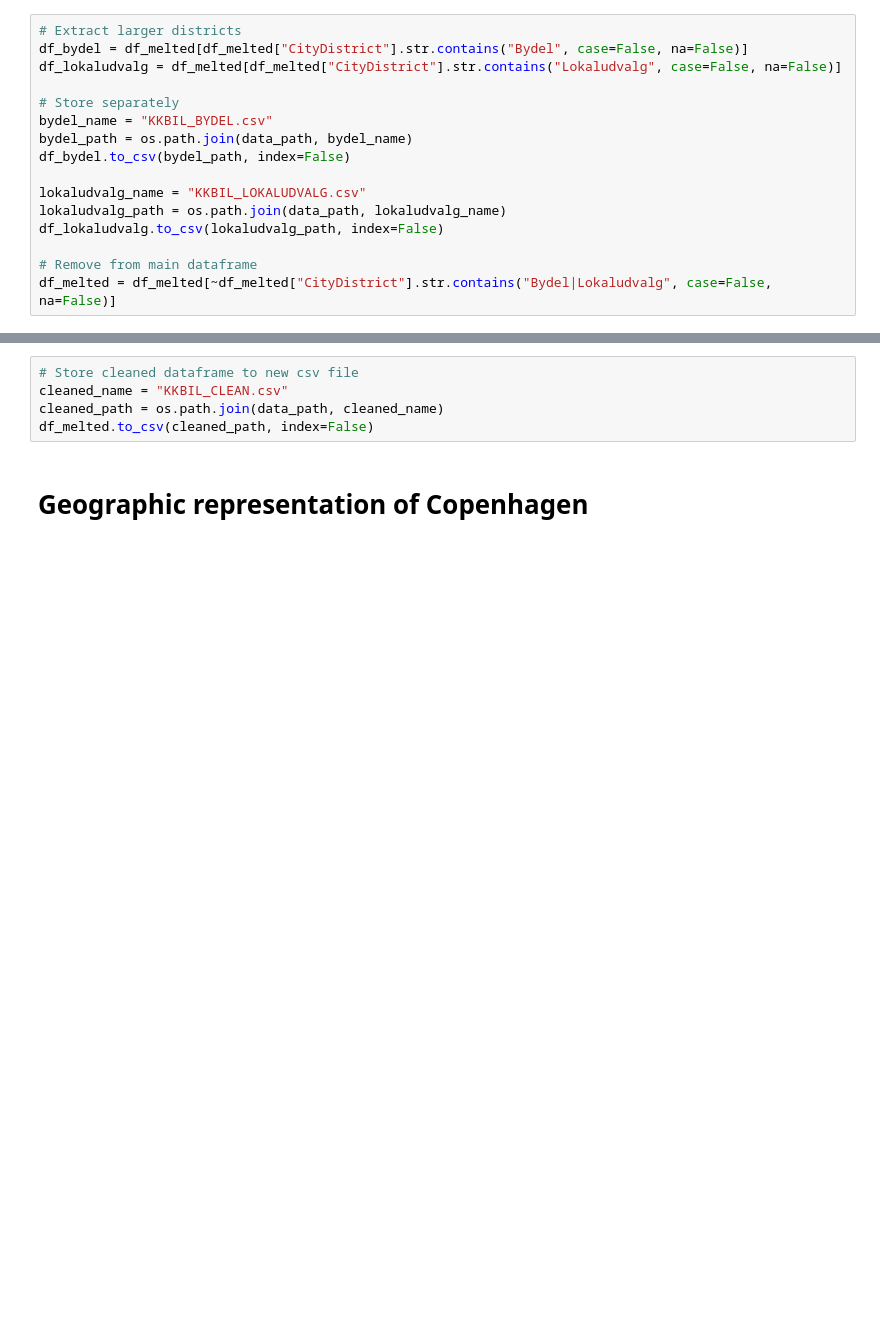
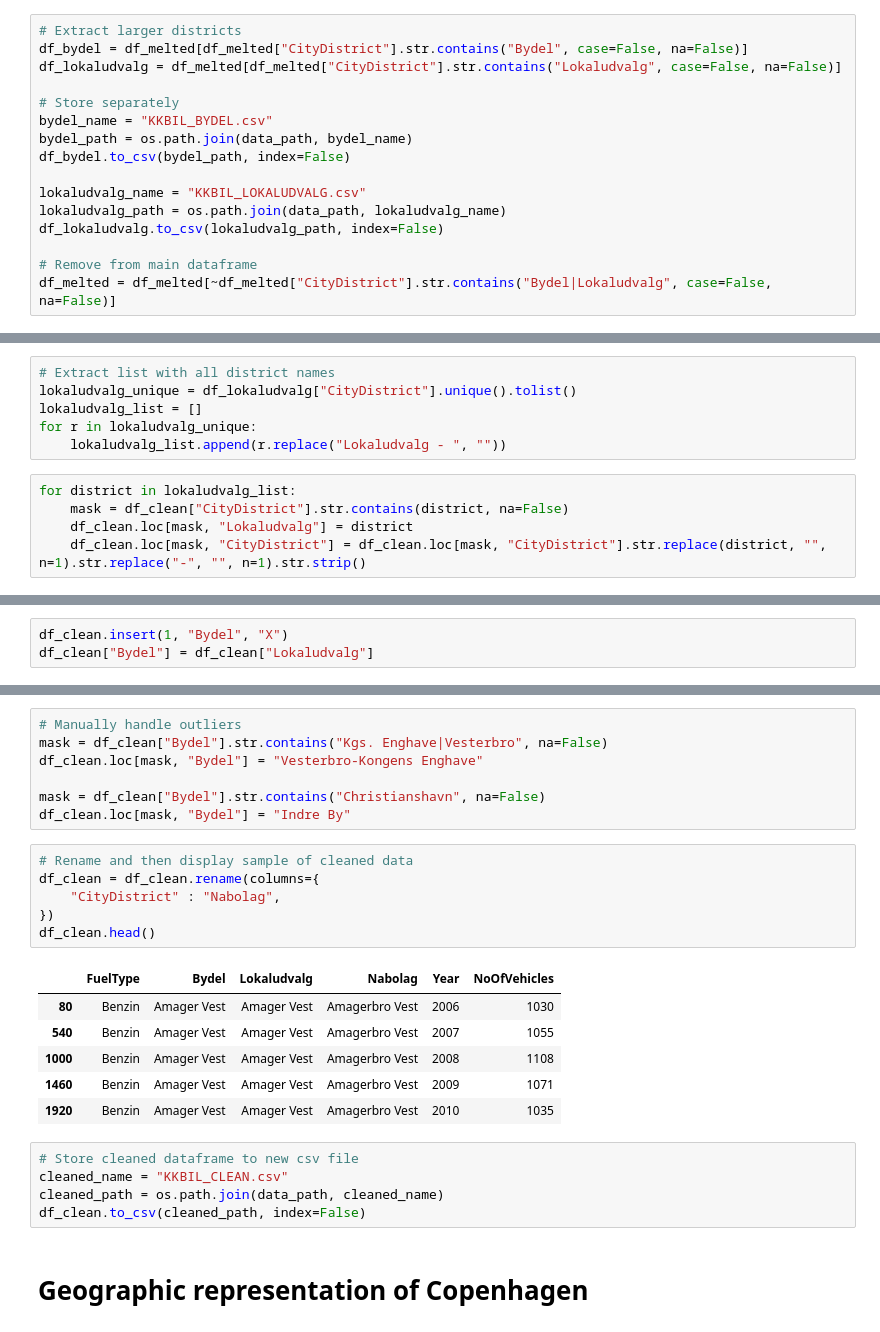
Before and after one commit to AleksandarLukic96/02806_Social_Data, a Jupyter notebook: Project/Data_overview_Alek.ipynb, the cells around one changed output, grey strips where cells are left out. Drawn from its saved outputs; the diff is of its cells as text; blank space fills up the shorter version.

Commit message:
Finished cleaning the data for car ownership.

```diff
--- a/Project/Data_overview_Alek.ipynb
+++ b/Project/Data_overview_Alek.ipynb
@@ -173,0 +136,11 @@ bydel_list
+# %%
+# Extract list with all district names
+lokaludvalg_unique = df_lokaludvalg["CityDistrict"].unique().tolist()
+lokaludvalg_list = []
+for r in lokaludvalg_unique:
+    lokaludvalg_list.append(r.replace("Lokaludvalg - ", ""))
+# %%
+for district in lokaludvalg_list:
+    mask = df_clean["CityDistrict"].str.contains(district, na=False)
+    df_clean.loc[mask, "Lokaludvalg"] = district
+    df_clean.loc[mask, "CityDistrict"] = df_clean.loc[mask, "CityDistrict"].str.replace(district, "", n=1).str.replace("-", "", n=1).str.strip()
@@ -173,0 +155,3 @@ bydel_list
+# %%
+df_clean.insert(1, "Bydel", "X")
+df_clean["Bydel"] = df_clean["Lokaludvalg"]
@@ -174,8 +169,28 @@ bydel_list
+# %%
+# Manually handle outliers
+mask = df_clean["Bydel"].str.contains("Kgs. Enghave|Vesterbro", na=False)
+df_clean.loc[mask, "Bydel"] = "Vesterbro-Kongens Enghave"
+
+mask = df_clean["Bydel"].str.contains("Christianshavn", na=False)
+df_clean.loc[mask, "Bydel"] = "Indre By"
+# %%
+# Rename and then display sample of cleaned data
+df_clean = df_clean.rename(columns={
+    "CityDistrict" : "Nabolag",
+})
+df_clean.head()
+# %% [output]
+|  | FuelType | Bydel | Lokaludvalg | Nabolag | Year | NoOfVehicles |
+| 80 | Benzin | Amager Vest | Amager Vest | Amagerbro Vest | 2006 | 1030 |
+| 540 | Benzin | Amager Vest | Amager Vest | Amagerbro Vest | 2007 | 1055 |
+| 1000 | Benzin | Amager Vest | Amager Vest | Amagerbro Vest | 2008 | 1108 |
+| 1460 | Benzin | Amager Vest | Amager Vest | Amagerbro Vest | 2009 | 1071 |
+| 1920 | Benzin | Amager Vest | Amager Vest | Amagerbro Vest | 2010 | 1035 |
 # %%
 # Store cleaned dataframe to new csv file
 cleaned_name = "KKBIL_CLEAN.csv"
 cleaned_path = os.path.join(data_path, cleaned_name)
-df_melted.to_csv(cleaned_path, index=False)
+df_clean.to_csv(cleaned_path, index=False)
 # %% [markdown]
 # Geographic representation of Copenhagen
 # %% [markdown]
```
Also changed, not shown: parts of 8 cells of this notebook, 1 other file.
